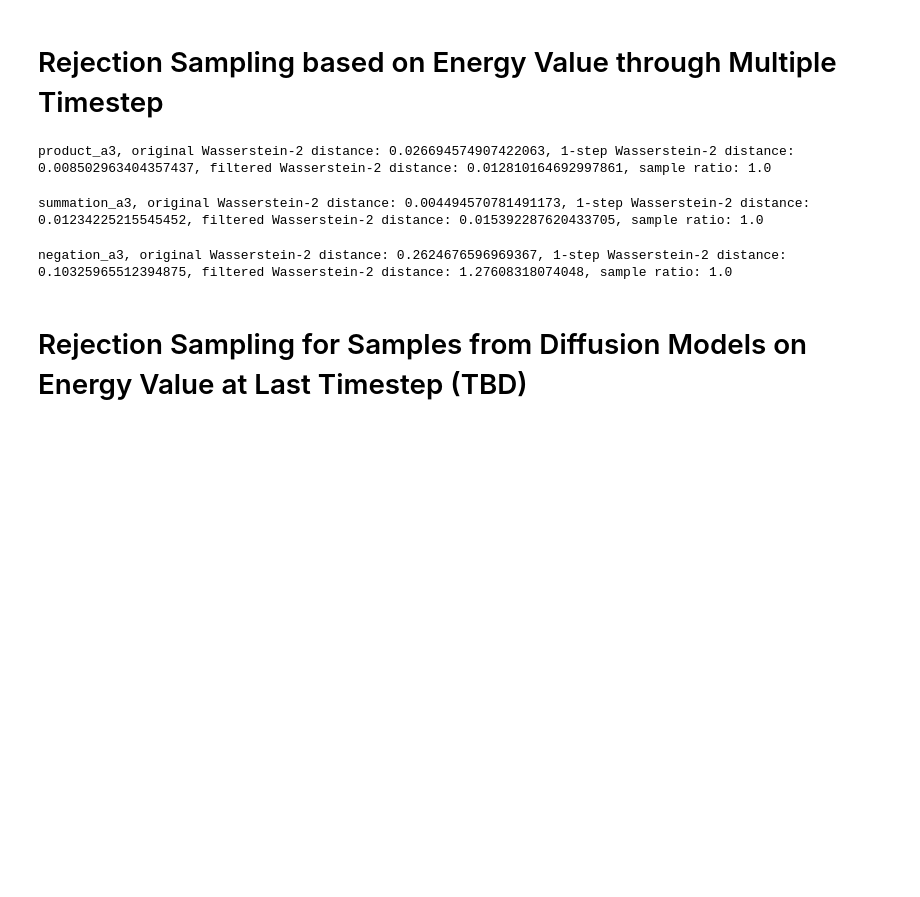
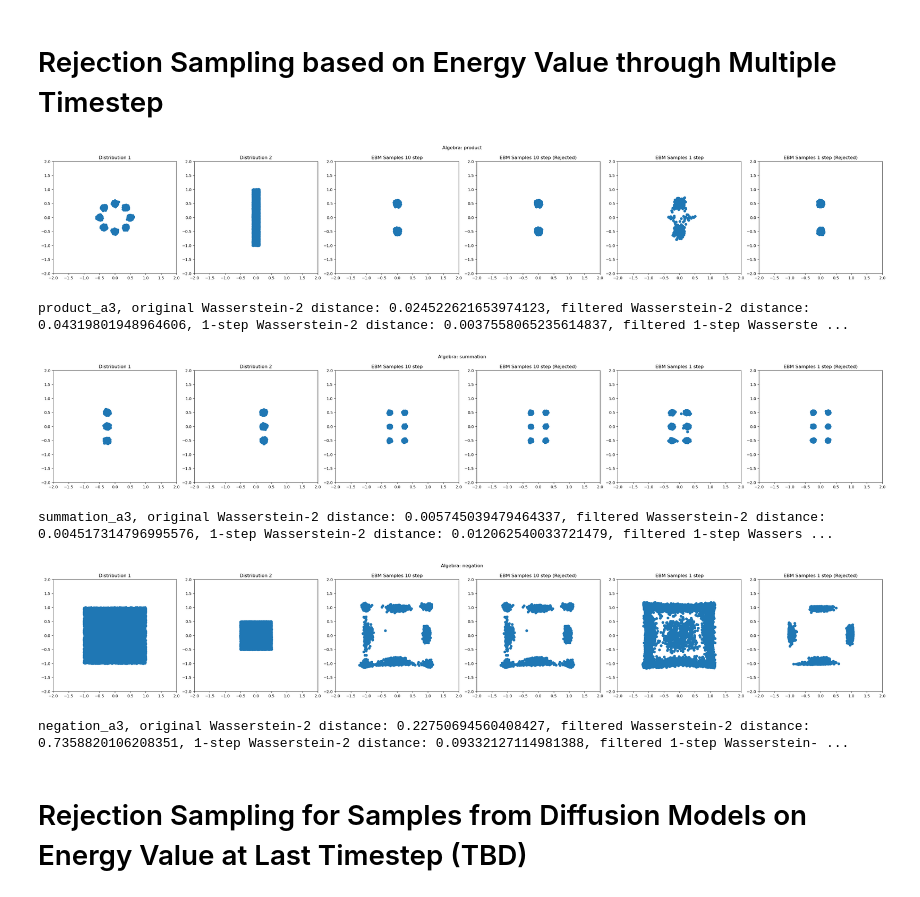
Before and after one commit to rainorangelemon/complift-2d-and-clevr, a Jupyter notebook: notebooks/composition.ipynb, the cells around one changed output. Drawn from its saved outputs; the diff is of its cells as text; code cells hidden in the pictures; blank space fills up the shorter version.

```diff
--- a/notebooks/composition.ipynb
+++ b/notebooks/composition.ipynb
@@ -545,39 +545,90 @@ eval_batch_size = 10000
 for algebra in ['product', 'summation', 'negation']:
     environment = algebra + '_' + 'a3'
     model_1.load_state_dict(torch.load(f"exps/{algebra}_a1/ema_model.pth"))
     model_2.load_state_dict(torch.load(f"exps/{algebra}_a2/ema_model.pth"))
     model_to_test = ddpm.CompositionEnergyMLP(model_1, model_2, algebra=algebra)
 
     dataset_1 = generate_data_points(n=eval_batch_size, dataset=algebra + '_' + 'a1')
     dataset_2 = generate_data_points(n=eval_batch_size, dataset=algebra + '_' + 'a2')
 
     thresholds_1 = calculate_threshold_multiple_timesteps(samples=dataset_1, model=model_1)
     thresholds_2 = calculate_threshold_multiple_timesteps(samples=dataset_2, model=model_2)
 
     generated_samples = ebm_baseline(model_to_test,
                                      eval_batch_size=eval_batch_size)[-1]
 
+    new_generated_samples, filter_ratios = ebm_rejection_baseline(composed_model=model_to_test,
+                                               models=[model_1, model_2],
+                                               thresholds=[thresholds_1, thresholds_2],
+                                               algebra=algebra,
+                                               eval_batch_size=eval_batch_size)
+    new_generated_samples = new_generated_samples[-1]
+
     generated_samples_1_step = ebm_baseline(model_to_test,
                                      samples_per_step=1,
                                      eval_batch_size=eval_batch_size)[-1]
 
-    new_generated_samples, filter_ratios = ebm_rejection_baseline(composed_model=model_to_test,
+    new_generated_samples_1_step, filter_ratios = ebm_rejection_baseline(composed_model=model_to_test,
                                                models=[model_1, model_2],
                                                thresholds=[thresholds_1, thresholds_2],
                                                algebra=algebra,
                                                samples_per_step=1,
                                                eval_batch_size=eval_batch_size)
-    new_generated_samples = new_generated_samples[-1]
+    new_generated_samples_1_step = new_generated_samples_1_step[-1]
+
+    plt.close('all')
+
+    fig, axes = plt.subplots(1, 6, figsize=(30, 5))
+
+    axes[0].scatter(*dataset_1.T)
+    axes[0].set_xlim(-2, 2)
+    axes[0].set_ylim(-2, 2)
+    axes[0].set_title('Distribution 1')
+
+    axes[1].scatter(*dataset_2.T)
+    axes[1].set_xlim(-2, 2)
+    axes[1].set_ylim(-2, 2)
+    axes[1].set_title('Distribution 2')
+
+    axes[2].scatter(*generated_samples.T)
+    axes[2].set_xlim(-2, 2)
+    axes[2].set_ylim(-2, 2)
+    axes[2].set_title('EBM Samples 10 step')
+
+    axes[3].scatter(*generated_samples.T)
+    axes[3].set_xlim(-2, 2)
+    axes[3].set_ylim(-2, 2)
+    axes[3].set_title('EBM Samples 10 step (Rejected)')
+
+    axes[4].scatter(*generated_samples_1_step.T)
+    axes[4].set_xlim(-2, 2)
+    axes[4].set_ylim(-2, 2)
+    axes[4].set_title('EBM Samples 1 step')
+
+    axes[5].scatter(*new_generated_samples.T)
+    axes[5].set_xlim(-2, 2)
+    axes[5].set_ylim(-2, 2)
+    axes[5].set_title('EBM Samples 1 step (Rejected)')
+
+    fig.suptitle(f'Algebra: {algebra}')
+
+    plt.tight_layout()
+    plt.savefig(f'figures/filtering_ebm_multiple_t_{algebra}')
+    plt.show()
 
     dataset = generate_data_points(n=eval_batch_size, dataset=environment)
     previous_w2_distance = evaluate_W2(generated_samples=generated_samples, target_samples=dataset)
+    new_w2_distance = evaluate_W2(generated_samples=new_generated_samples, target_samples=dataset)
     previous_w2_distance_1_step = evaluate_W2(generated_samples=generated_samples_1_step, target_samples=dataset)
-    new_w2_distance = evaluate_W2(generated_samples=new_generated_samples, target_samples=dataset)
+    new_w2_distance_1_step = evaluate_W2(generated_samples=new_generated_samples_1_step, target_samples=dataset)
 
-    print(f"{environment}, original Wasserstein-2 distance: {previous_w2_distance}, 1-step Wasserstein-2 distance: {previous_w2_distance_1_step}, filtered Wasserstein-2 distance: {new_w2_distance}, sample ratio: {len(new_generated_samples)/len(generated_samples)}")
+    print(f"{environment}, original Wasserstein-2 distance: {previous_w2_distance}, filtered Wasserstein-2 distance: {new_w2_distance}, 1-step Wasserstein-2 distance: {previous_w2_distance_1_step}, filtered 1-step Wasserstein-2 distance: {new_w2_distance_1_step}, sample ratio: {len(new_generated_samples)/len(generated_samples)}")
 # %% [output]
+[figure, added]
-product_a3, original Wasserstein-2 distance: 0.026694574907422063, 1-step Wasserstein-2 distance: 0.008502963404357437, filtered Wasserstein-2 distance: 0.012810164692997861, sample ratio: 1.0
+product_a3, original Wasserstein-2 distance: 0.024522621653974123, filtered Wasserstein-2 distance: 0.04319801948964606, 1-step Wasserstein-2 distance: 0.0037558065235614837, filtered 1-step Wasserste ...
+[figure, added]
-summation_a3, original Wasserstein-2 distance: 0.004494570781491173, 1-step Wasserstein-2 distance: 0.01234225215545452, filtered Wasserstein-2 distance: 0.015392287620433705, sample ratio: 1.0
+summation_a3, original Wasserstein-2 distance: 0.005745039479464337, filtered Wasserstein-2 distance: 0.004517314796995576, 1-step Wasserstein-2 distance: 0.012062540033721479, filtered 1-step Wassers ...
+[figure, added]
-negation_a3, original Wasserstein-2 distance: 0.2624676596969367, 1-step Wasserstein-2 distance: 0.10325965512394875, filtered Wasserstein-2 distance: 1.27608318074048, sample ratio: 1.0
+negation_a3, original Wasserstein-2 distance: 0.22750694560408427, filtered Wasserstein-2 distance: 0.7358820106208351, 1-step Wasserstein-2 distance: 0.09332127114981388, filtered 1-step Wasserstein- ...
 # %% [markdown]
 # Rejection Sampling for Samples from Diffusion Models on Energy Value at Last Timestep (TBD)
```
Also changed, not shown: parts of 1 cell of this notebook.
